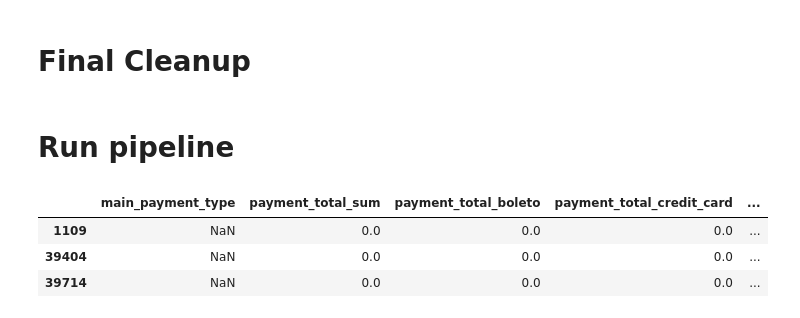
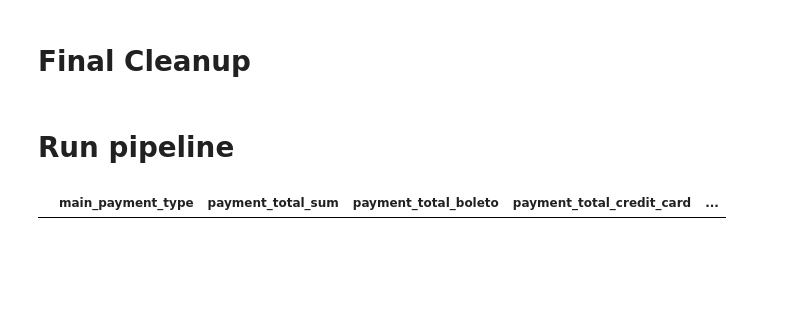
Before and after one commit to slafaurie/ecommerce-pipeline, a Jupyter notebook: notebooks/order-pipeline.ipynb, the cells around one changed output. Saved outputs shown, nothing was run; the diff lists cells and outputs as text; code cells hidden in the pictures; blank space fills up the shorter version.

```diff
--- a/notebooks/order-pipeline.ipynb
+++ b/notebooks/order-pipeline.ipynb
@@ -366,11 +366,8 @@ orders_stg = (
 # %%
 (
     orders_stg
-    .loc[orders_stg.main_payment_type.isna()]
+    .loc[orders_stg.customer_unique_id.isna()]
     .filter(like="payment")
 )
 # %% [output]
 |  | main_payment_type | payment_total_sum | payment_total_boleto | payment_total_credit_card | ... |
-| 1109 | NaN | 0.0 | 0.0 | 0.0 | ... |
-| 39404 | NaN | 0.0 | 0.0 | 0.0 | ... |
-| 39714 | NaN | 0.0 | 0.0 | 0.0 | ... |
```
